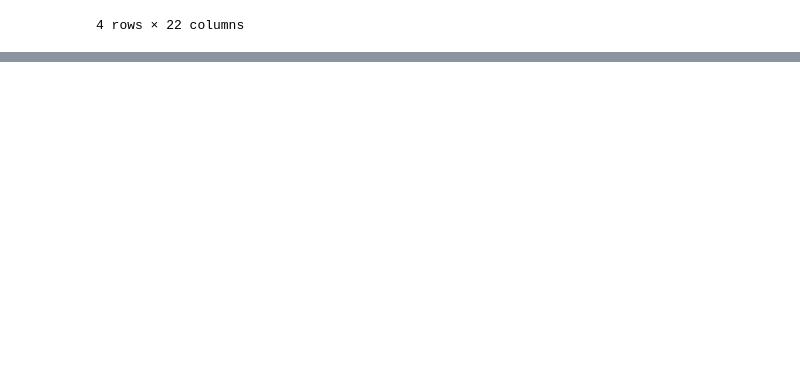
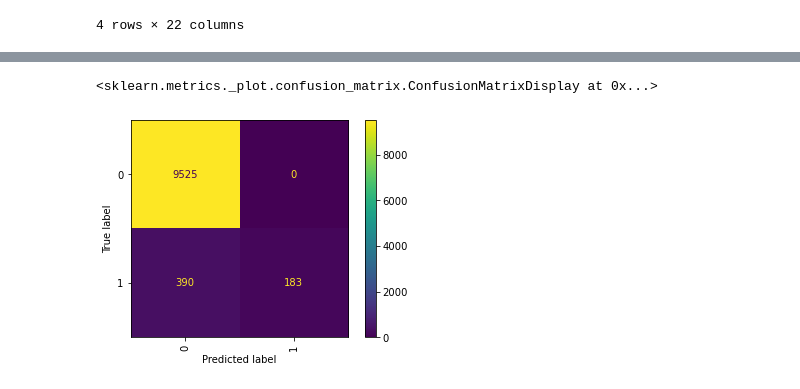
Before and after one commit to agpark1/VC-Sourcing-Model-Unit2-Build, a Jupyter notebook: reworked final.ipynb, the cells around one changed output, grey strips where cells are left out. Drawn from its saved outputs; the diff is of its cells as text; code cells hidden in the pictures; blank space fills up the shorter version.

```diff
--- a/reworked final.ipynb
+++ b/reworked final.ipynb
@@ -398,0 +356,23 @@ NameError: name 'make_pipeline' is not defined
+# %%
+#drop columns
+X_train = X_train.drop(columns='Organization Description')
+X_test = X_test.drop(columns='Organization Description')
+# %%
+
+#importing library and building model
+from catboost import CatBoostClassifier
+from sklearn.pipeline import make_pipeline
+import category_encoders as ce
+from sklearn.impute import SimpleImputer
+from sklearn.model_selection import GridSearchCV, RandomizedSearchCV
+
+#without column
+pipeline = make_pipeline(ce.OrdinalEncoder(),
+                         SimpleImputer(strategy='median'),
+                         CatBoostClassifier())
+
+
+
+
+pipe = pipeline.fit(X_train, y_train)
+predictions = pipe.predict(X_train)
@@ -398,0 +409,6 @@ NameError: name 'make_pipeline' is not defined
+# %%
+from sklearn.metrics import plot_confusion_matrix
+plot_confusion_matrix(pipe, X_train, y_train, values_format='.0f', xticks_rotation='vertical')
+# %% [output]
+<sklearn.metrics._plot.confusion_matrix.ConfusionMatrixDisplay at 0x...>
+[figure, added]
```
Also changed, not shown: parts of 6 cells of this notebook, 4 other files.
